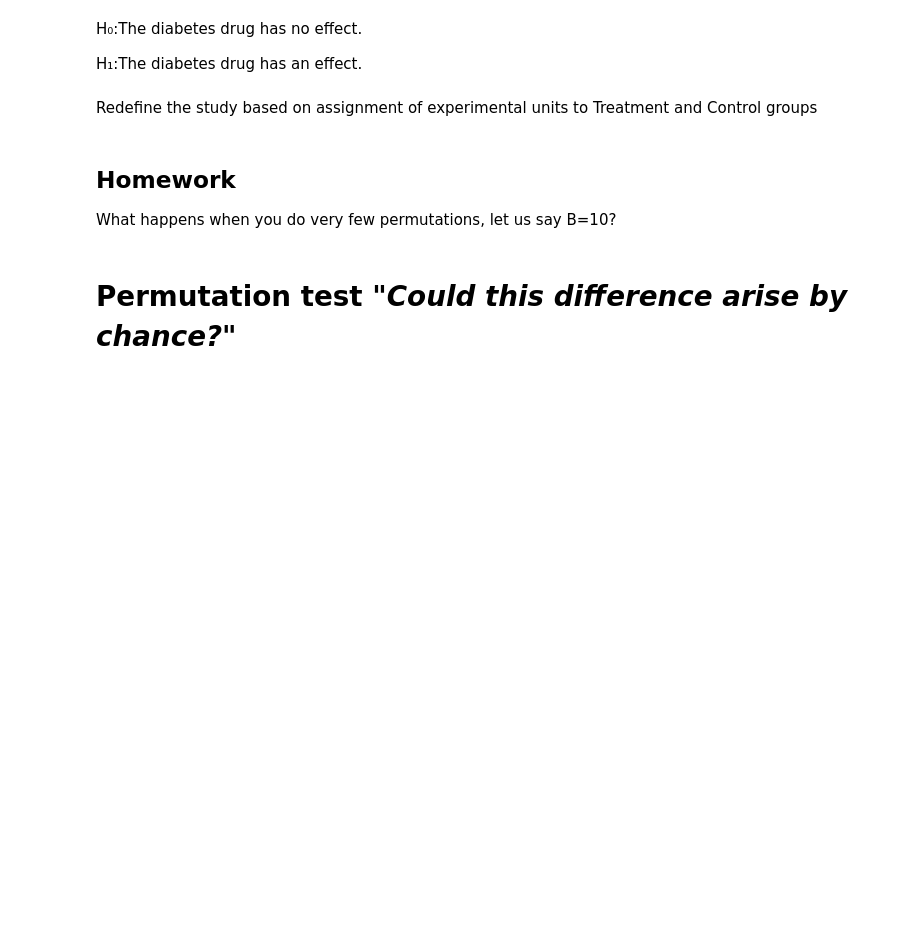
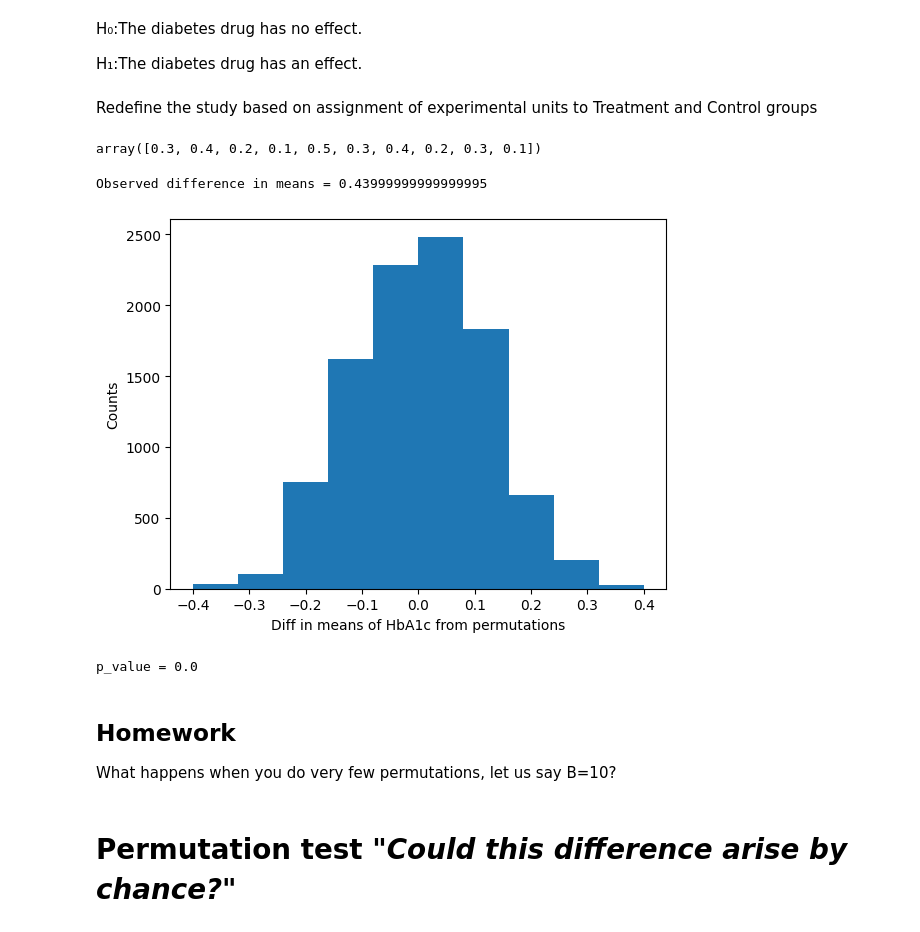
Before and after one commit to bhanu151/statistical-learning-course-2026, a Jupyter notebook: CSSL_03_bootstrapping_permutation_randomization_tests.ipynb, the cells around one changed output. Cells and saved outputs as stored; diff of their text form; code cells hidden in the pictures; blank space fills up the shorter version.

```diff
--- a/CSSL_03_bootstrapping_permutation_randomization_tests.ipynb
+++ b/CSSL_03_bootstrapping_permutation_randomization_tests.ipynb
@@ -68,19 +88,48 @@ assignment = np.array([0,1,1,0,0,0,1,0,1,1,1,1,0,1,0,1,0,1,0,0])
 # HbA1c reduction
 outcomes = np.array([
     0.3, 0.8, 0.7, 0.4, 0.2, 0.1, 0.6, 0.5, 0.9, 0.5, 0.7, 0.7, 0.3, 0.6, 0.4, 0.8, 0.2, 0.9, 0.3, 0.1])
+# %%
+outcomes[assignment==0] # Extracts outcomes of subjects who belong to the control group
+# %% [output]
+array([0.3, 0.4, 0.2, 0.1, 0.5, 0.3, 0.4, 0.2, 0.3, 0.1])
+# %%
+# Calculate difference in observed means
+obs_control_mean = np.mean(outcomes[assignment==0])
+obs_treatment_mean = np.mean(outcomes[assignment==1])
+obs_diff_means = obs_treatment_mean-obs_control_mean
+print(f"Observed difference in means = {obs_diff_means}")
+# %% [output]
+Observed difference in means = 0.43999999999999995
 # %%
 # Step 1 - Decide on the number of times you wish to permute the assignment and
 # create an array of that size to store the mean differences
+np.random.seed(1)
 
+B = 10000
+diff_in_means = np.zeros(B)
 
 # Step 2 - Create a loop to permute assignments to control and treatment.
 # Also record the mean difference for each permutation
-
+for i in range(B):
+  new_assignment = np.random.permutation(assignment)
+  permuted_control_sample_mean = np.mean(outcomes[new_assignment==0])
+  permuted_treatment_sample_mean = np.mean(outcomes[new_assignment==1])
+  diff_in_means[i] = permuted_treatment_sample_mean - permuted_control_sample_mean
 
 # Step 3 - Plot the histogram of the mean differences
+fig, ax = plt.subplots()
+ax.hist(diff_in_means) # Bins can be specified as an integer or as an array/list
+ax.set_xlabel("Diff in means of HbA1c from permutations")
+ax.set_ylabel("Counts")
+plt.show()
 
 
 # Step 4 - Estimate the p-value
+p_value = np.mean(np.abs(diff_in_means)>=abs(obs_diff_means))
+print(f"p_value = {p_value}")
+# %% [output]
+[figure, added]
+p_value = 0.0
 # %% [markdown]
 ## Homework
 What happens when you do very few permutations, let us say B=10?
```
Also changed, not shown: parts of 5 cells of this notebook.
